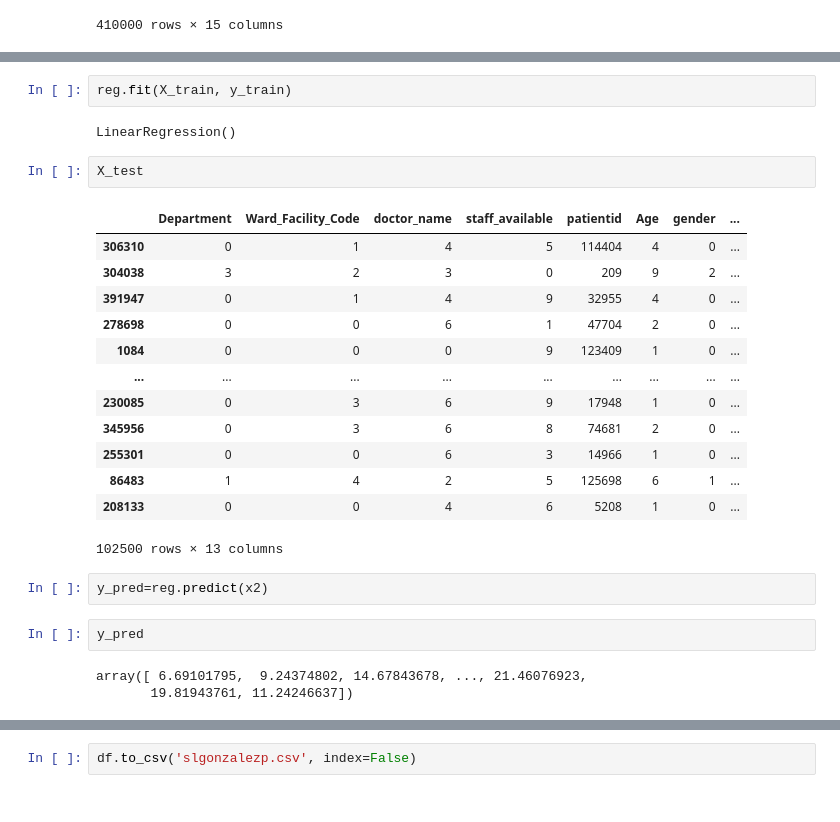
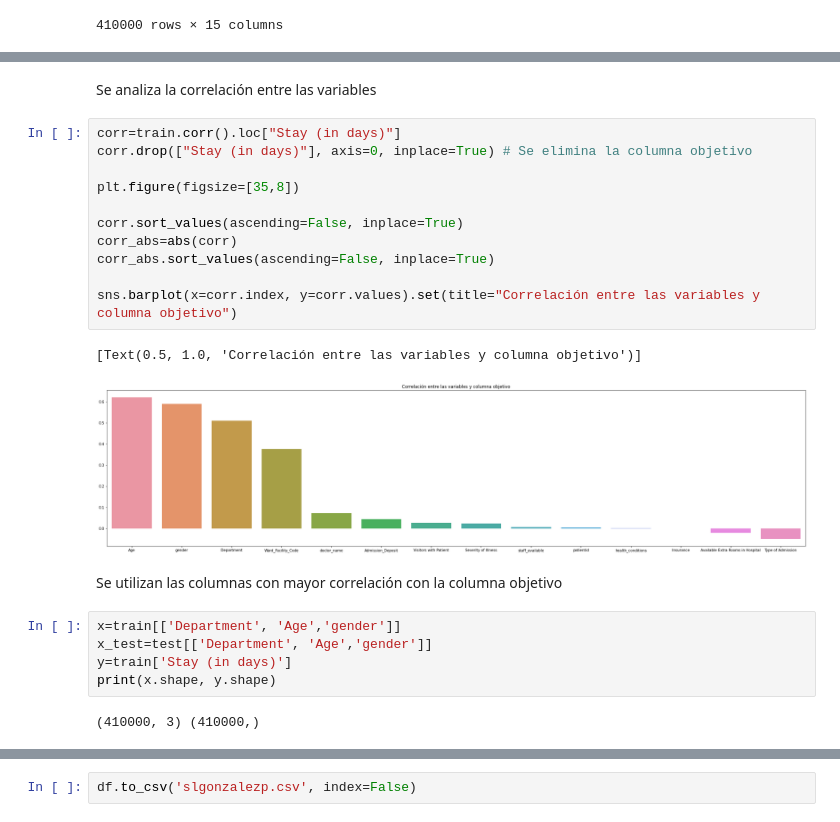
Before and after one commit to slgonzalezp/Datathon, a Jupyter notebook: Hospitals_prediction.ipynb, the cells around one changed output, grey strips where cells are left out. Cells and saved outputs as stored; diff of their text form.

```diff
--- a/Hospitals_prediction.ipynb
+++ b/Hospitals_prediction.ipynb
@@ -130,27 +124,25 @@ x2
-# %%
-reg.fit(X_train, y_train)
-# %% [output]
-LinearRegression()
-# %%
-X_test
-# %% [output]
-|  | Department | Ward_Facility_Code | doctor_name | staff_available | patientid | Age | gender | ... |
-| 306310 | 0 | 1 | 4 | 5 | 114404 | 4 | 0 | ... |
-| 304038 | 3 | 2 | 3 | 0 | 209 | 9 | 2 | ... |
-| 391947 | 0 | 1 | 4 | 9 | 32955 | 4 | 0 | ... |
-| 278698 | 0 | 0 | 6 | 1 | 47704 | 2 | 0 | ... |
-| 1084 | 0 | 0 | 0 | 9 | 123409 | 1 | 0 | ... |
-| ... | ... | ... | ... | ... | ... | ... | ... | ... |
-| 230085 | 0 | 3 | 6 | 9 | 17948 | 1 | 0 | ... |
-| 345956 | 0 | 3 | 6 | 8 | 74681 | 2 | 0 | ... |
-| 255301 | 0 | 0 | 6 | 3 | 14966 | 1 | 0 | ... |
-| 86483 | 1 | 4 | 2 | 5 | 125698 | 6 | 1 | ... |
-| 208133 | 0 | 0 | 4 | 6 | 5208 | 1 | 0 | ... |
-102500 rows × 13 columns
-# %%
-y_pred=reg.predict(x2)
-# %%
-y_pred
-# %% [output]
-array([ 6.69101795,  9.24374802, 14.67843678, ..., 21.46076923,
-       19.81943761, 11.24246637])
+# %% [markdown]
+Se analiza la correlación entre las variables
+# %%
+corr=train.corr().loc["Stay (in days)"]
+corr.drop(["Stay (in days)"], axis=0, inplace=True) # Se elimina la columna objetivo
+
+plt.figure(figsize=[35,8])
+
+corr.sort_values(ascending=False, inplace=True)
+corr_abs=abs(corr)
+corr_abs.sort_values(ascending=False, inplace=True)
+
+sns.barplot(x=corr.index, y=corr.values).set(title="Correlación entre las variables y columna objetivo")
+# %% [output]
+[Text(0.5, 1.0, 'Correlación entre las variables y columna objetivo')]
+[figure, added]
+# %% [markdown]
+Se utilizan las columnas con mayor correlación con la columna objetivo
+# %%
+x=train[['Department', 'Age','gender']]
+x_test=test[['Department', 'Age','gender']]
+y=train['Stay (in days)']
+print(x.shape, y.shape)
+# %% [output]
+(410000, 3) (410000,)
```
Also changed, not shown: parts of 9 cells of this notebook, 1 other file.
